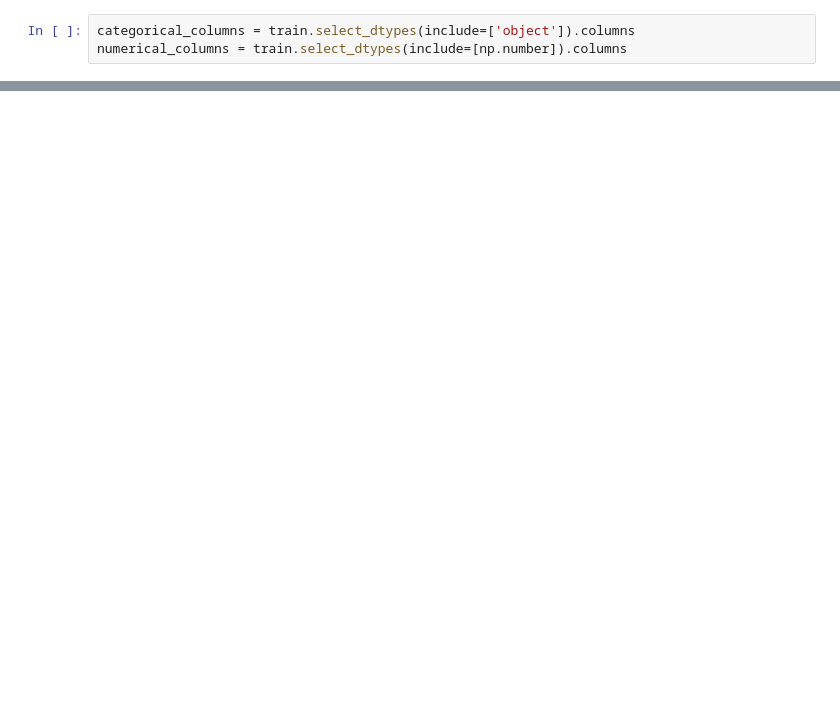
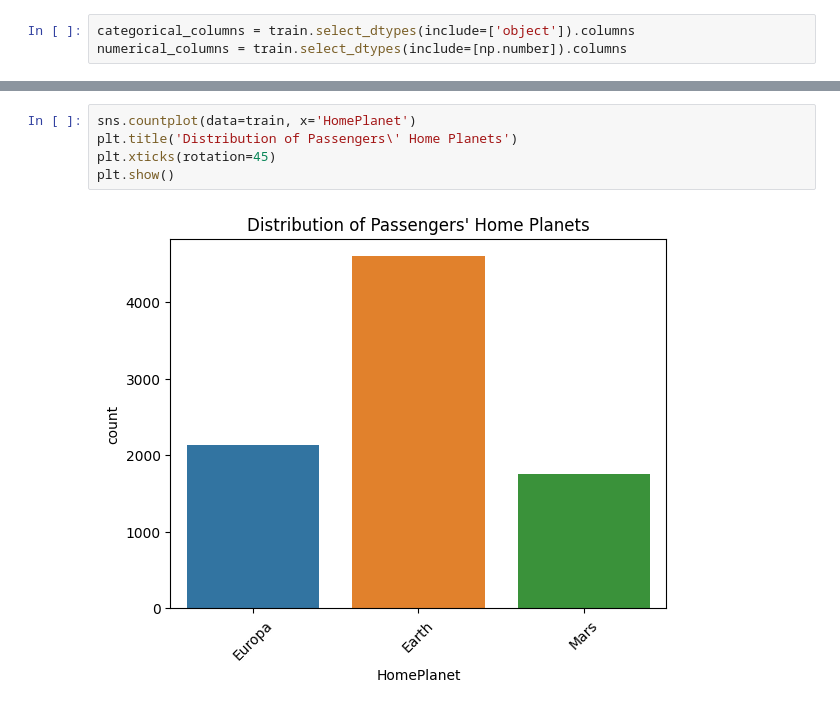
Before and after one commit to yshivv/Data-Science, a Jupyter notebook: spaceship-titanic-by-shiv.ipynb, the cells around one changed output, grey strips where cells are left out. Drawn from its saved outputs; the diff is of its cells as text; blank space fills up the shorter version.

```diff
--- a/spaceship-titanic-by-shiv.ipynb
+++ b/spaceship-titanic-by-shiv.ipynb
@@ -132,0 +345,7 @@ print(missingValuesTest)
+# %%
+sns.countplot(data=train, x='HomePlanet')
+plt.title('Distribution of Passengers\' Home Planets')
+plt.xticks(rotation=45)
+plt.show()
+# %% [output]
+[figure, added]
```
Also changed, not shown: parts of 41 cells of this notebook.
